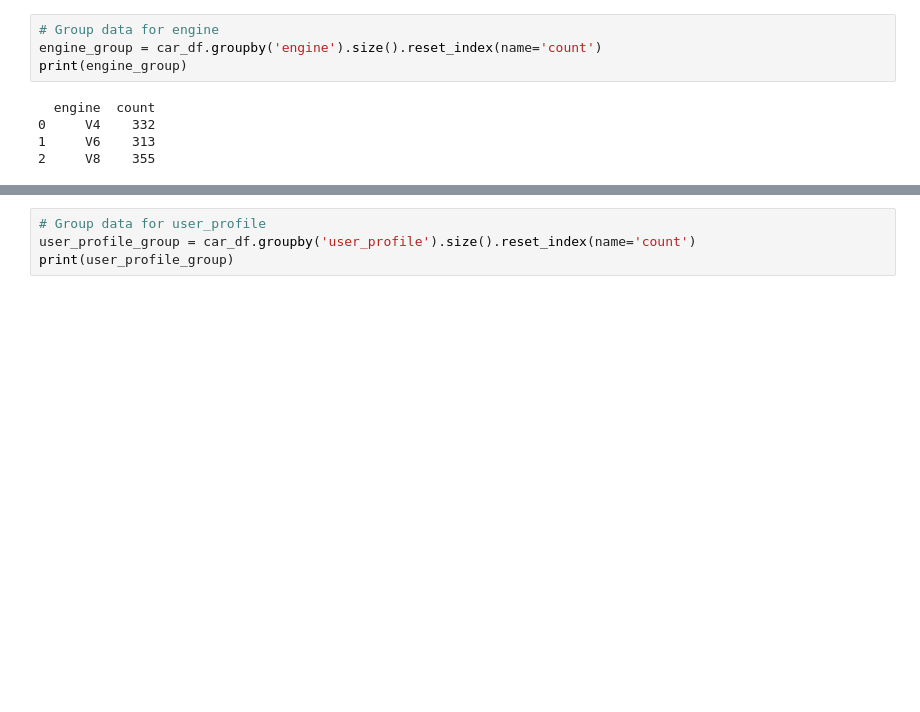
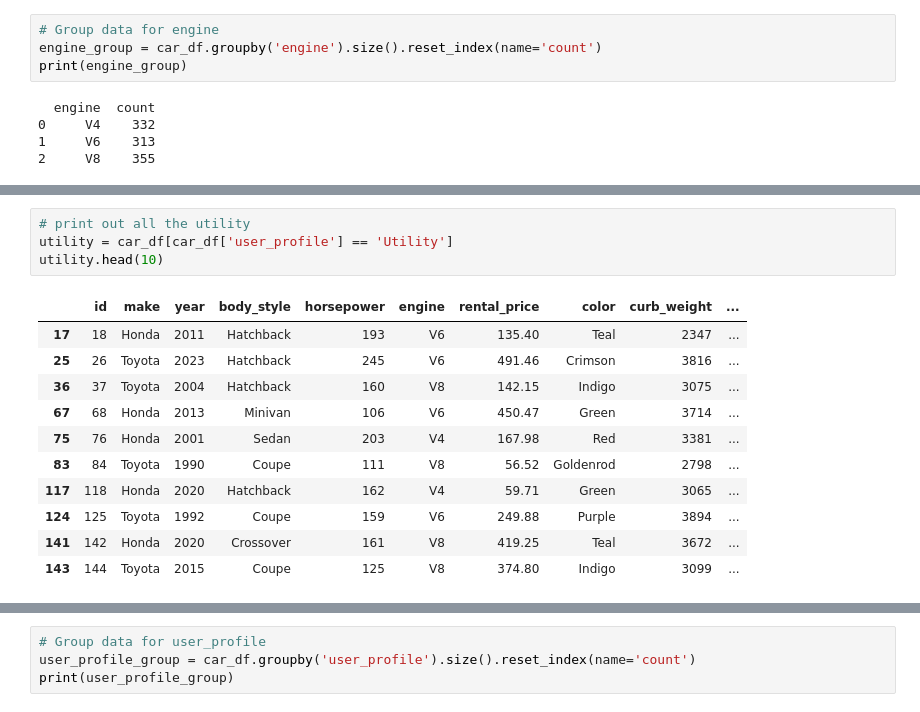
Before and after one commit to vuuduu/online_store, a Jupyter notebook: flask_backend/knn_model/knn_train.ipynb, the cells around one changed output, grey strips where cells are left out. Saved outputs shown, nothing was run; the diff lists cells and outputs as text; blank space fills up the shorter version.

```diff
--- a/flask_backend/knn_model/knn_train.ipynb
+++ b/flask_backend/knn_model/knn_train.ipynb
@@ -80,0 +97,16 @@ car_df
+# %%
+# print out all the utility
+utility = car_df[car_df['user_profile'] == 'Utility']
+utility.head(10)
+# %% [output]
+|  | id | make | year | body_style | horsepower | engine | rental_price | color | curb_weight | ... |
+| 17 | 18 | Honda | 2011 | Hatchback | 193 | V6 | 135.40 | Teal | 2347 | ... |
+| 25 | 26 | Toyota | 2023 | Hatchback | 245 | V6 | 491.46 | Crimson | 3816 | ... |
+| 36 | 37 | Toyota | 2004 | Hatchback | 160 | V8 | 142.15 | Indigo | 3075 | ... |
+| 67 | 68 | Honda | 2013 | Minivan | 106 | V6 | 450.47 | Green | 3714 | ... |
+| 75 | 76 | Honda | 2001 | Sedan | 203 | V4 | 167.98 | Red | 3381 | ... |
+| 83 | 84 | Toyota | 1990 | Coupe | 111 | V8 | 56.52 | Goldenrod | 2798 | ... |
+| 117 | 118 | Honda | 2020 | Hatchback | 162 | V4 | 59.71 | Green | 3065 | ... |
+| 124 | 125 | Toyota | 1992 | Coupe | 159 | V6 | 249.88 | Purple | 3894 | ... |
+| 141 | 142 | Honda | 2020 | Crossover | 161 | V8 | 419.25 | Teal | 3672 | ... |
+| 143 | 144 | Toyota | 2015 | Coupe | 125 | V8 | 374.80 | Indigo | 3099 | ... |
```
Also changed, not shown: parts of 3 cells of this notebook, 10 other files.
